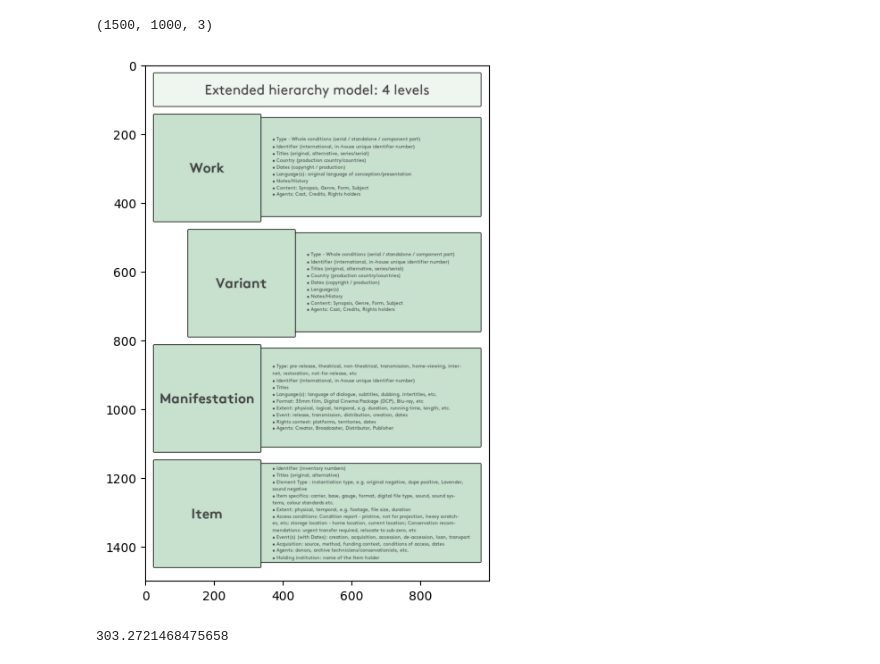
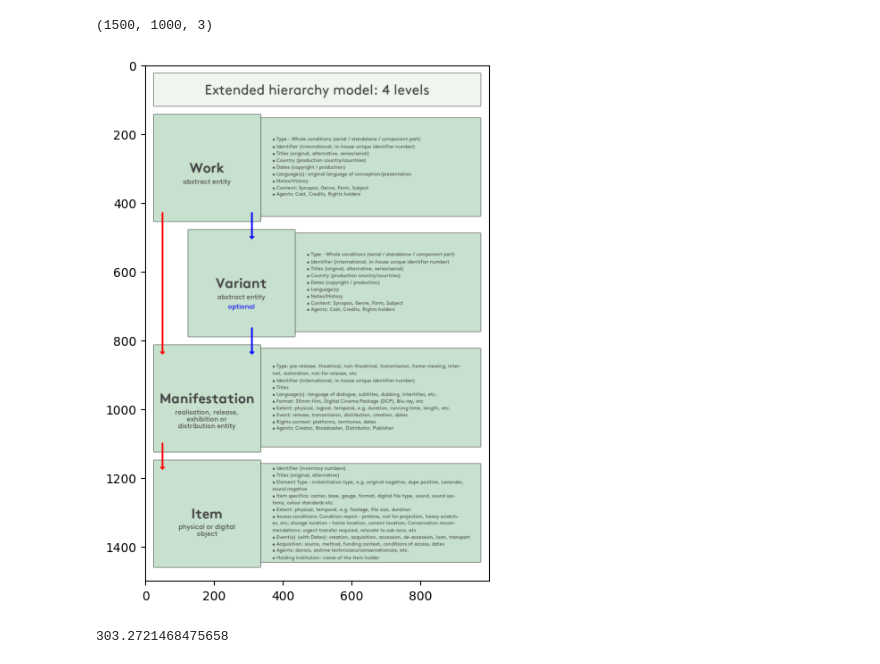
Before and after one commit to FIAF/fiaf-cataloguing-manual, a Jupyter notebook: src/diagrams/diagrams.ipynb, the cells around one changed output. Saved outputs shown, nothing was run; the diff lists cells and outputs as text; code cells hidden in the pictures.

Commit message:
added arrows

```diff
--- a/src/diagrams/diagrams.ipynb
+++ b/src/diagrams/diagrams.ipynb
@@ -23,15 +23,13 @@ def draw_rectangle(name, x, y, w, h, colour):
 
     ''' Define a rectangle shape. '''
 
-    cv2.rectangle(canvas, (x, y), (x+w, y+h), (0,0,0), 4)
+    cv2.rectangle(canvas, (x, y), (x+w, y+h), (0,0,0), 2)
     cv2.rectangle(canvas, (x, y), (x+w, y+h), colour, -1)
     elements[name] = {'x':x, 'y':y, 'w':w, 'h':h}
 
-def draw_text_by_anchor(anchor, text, text_weight, text_size, center, y_offset_iterate, x_offset_manual):
+def draw_text_by_anchor(anchor, text, text_weight, text_size, center, y_offset_iterate, x_offset_manual, colour):
 
     font_object = font(text_weight, text_size)
-
-
     anchor_coords = elements[anchor]
     center_x = anchor_coords['x']+(anchor_coords['w']/2)
     center_y = anchor_coords['y']+(anchor_coords['h']/2)
@@ -47,10 +45,7 @@ def draw_text_by_anchor(anchor, text, text_weight, text_size, center, y_offset_i
         text_bbox = font_object.getbbox(text)
         center_x = center_x-(text_bbox[2]/2)
 
-
-
-
-    draw.text((int(center_x), int(center_y)), text, font=font_object, fill="#444444")
+    draw.text((int(center_x), int(center_y)), text, font=font_object, fill=colour)
 
 def render_preview(path):
 
@@ -60,7 +55,7 @@ def render_preview(path):
     plt.imshow(skimage.img_as_float32(preview))
     plt.show()
 
-img_path = pathlib.Path.cwd() / 'test.png'
+img_path = pathlib.Path.cwd() / '0.2.1-A.png'
 
 canvas_w, canvas_h = 1000, 1500
 canvas = numpy.zeros((canvas_h, canvas_w, 3), numpy.uint8)
@@ -74,29 +69,29 @@ draw_rectangle('layer_2', 125, 490, 850, 285, (206, 225, 199))
 draw_rectangle('layer_3', 125, 825, 850, 285, (206, 225, 199))
 draw_rectangle('layer_4', 125, 1160, 850, 285, (206, 225, 199))
 
-# draw_rectangle('box_1_shadow', 25+5, 145+5, 300, 300, (0, 0, 0))
+draw_rectangle('box_1_shadow', 25+5, 145+5, 300, 300, (0, 0, 0))
 
 draw_rectangle('box_1', 25, 145, 310, 310, (206, 225, 199))
 draw_rectangle('box_2', 125, 480, 310, 310, (206, 225, 199))
 draw_rectangle('box_3', 25, 815, 310, 310, (206, 225, 199))
 draw_rectangle('box_4', 25, 1150, 310, 310, (206, 225, 199))
 
+# TODO and dotted line for blue.
 
-# cv2.dottedLine(canvas, (25,825), (25, 1160), (0,0,255), 2)
-
+cv2.line(canvas, (25+25,(145+310)-25), (25+25, 815+25), (0,0,255), 4)
+cv2.arrowedLine(canvas, (25+25,(480+310)-25), (25+25, 815+25), (0,0,255), 4)
+cv2.arrowedLine(canvas, (25+25,(815+310)-25), (25+25, 1150+25), (0,0,255), 4)
+cv2.arrowedLine(canvas, (310,(145+310)-25), (310, 480+25), (255,0,0), 4)
+cv2.arrowedLine(canvas, (310,(480+310)-25), (310, 815+25), (255,0,0), 4)
 
 cv2.imwrite(img_path, canvas)
 
 image_data = Image.open(img_path)
 draw = ImageDraw.Draw(image_data)
 
-
-
-draw_text_by_anchor('header', 'Extended hierarchy model: 4 levels', 'Regular', 40, True, 0, 0)
-
+draw_text_by_anchor('header', 'Extended hierarchy model: 4 levels', 'Regular', 40, True, 0, 0, "#444444")
 
 # mathematically calculate offsets.
-
 
 layer_1_text = ['• Type - Whole conditions (serial / standalone / component part)',
     '• Identifier (international, in-house unique identifier number)',
@@ -110,8 +105,7 @@ layer_1_text = ['• Type - Whole conditions (serial / standalone / component pa
 
 layer_1_text = [{'text':x, 'offset':i-((len(layer_1_text)-1)/2)} for i,x in enumerate(layer_1_text)]
 for x in layer_1_text:
-    draw_text_by_anchor('layer_1', x['text'], 'Regular', 14, False, x['offset'], -180)
-
+    draw_text_by_anchor('layer_1', x['text'], 'Regular', 14, False, x['offset'], -180, "#444444")
 
 layer_2_text = [
     '• Type - Whole conditions (serial / standalone / component part)',
@@ -127,64 +121,68 @@ layer_2_text = [
 
 layer_2_text = [{'text':x, 'offset':i-((len(layer_2_text)-1)/2)} for i,x in enumerate(layer_2_text)]
 for x in layer_2_text:
-    draw_text_by_anchor('layer_2', x['text'], 'Regular', 14, False, x['offset'], -80)
-
+    draw_text_by_anchor('layer_2', x['text'], 'Regular', 14, False, x['offset'], -80, "#444444")
 
 layer_3_text = [
     '• Type: pre-release, theatrical, non-theatrical, transmission, home-viewing, inter-',
     'net, restoration, not-for-release, etc',
     '• Identifier (international, in-house unique identifier number)',
     '• Titles',
     '• Language(s): language of dialogue, subtitles, dubbing, intertitles, etc.',
     '• Format: 35mm film, Digital Cinema Package (DCP), Blu-ray, etc',
     '• Extent: physical, logical, temporal, e.g. duration, running time, length, etc.',
     '• Event: release, transmission, distribution, creation, dates',
     '• Rights context: platforms, territories, dates',
     '• Agents: Creator, Broadcaster, Distributor, Publisher'
 ]
 
 layer_3_text = [{'text':x, 'offset':i-((len(layer_3_text)-1)/2)} for i,x in enumerate(layer_3_text)]
 for x in layer_3_text:
-    draw_text_by_anchor('layer_3', x['text'], 'Regular', 14, False, x['offset'], -180)
+    draw_text_by_anchor('layer_3', x['text'], 'Regular', 14, False, x['offset'], -180, "#444444")
 
 layer_4_text = [
-'• Identifier (inventory numbers)',
-'• Titles (original, alternative)',
-'• Element Type : instantiation type, e.g. original negative, dupe positive, Lavender,',
-'sound negative',
-'• Item specifics: carrier, base, gauge, format, digital file type, sound, sound sys-',
-'tems, colour standards etc.',
-'• Extent: physical, temporal, e.g. footage, file size, duration',
-'• Access conditions: Condition report - pristine, not for projection, heavy scratch-',
-'es, etc; storage location - home location, current location; Conservation recom-',
-'mendations: urgent transfer required, relocate to sub-zero, etc',
-'• Event(s) (with Dates): creation, acquisition, accession, de-accession, loan, transport',
-'• Acquisition: source, method, funding context, conditions of access, dates',
-'• Agents: donors, archive technicians/conservationists, etc.',
-'• Holding institution: name of the Item holder'
+    '• Identifier (inventory numbers)',
+    '• Titles (original, alternative)',
+    '• Element Type : instantiation type, e.g. original negative, dupe positive, Lavender,',
+    'sound negative',
+    '• Item specifics: carrier, base, gauge, format, digital file type, sound, sound sys-',
+    'tems, colour standards etc.',
+    '• Extent: physical, temporal, e.g. footage, file size, duration',
+    '• Access conditions: Condition report - pristine, not for projection, heavy scratch-',
+    'es, etc; storage location - home location, current location; Conservation recom-',
+    'mendations: urgent transfer required, relocate to sub-zero, etc',
+    '• Event(s) (with Dates): creation, acquisition, accession, de-accession, loan, transport',
+    '• Acquisition: source, method, funding context, conditions of access, dates',
+    '• Agents: donors, archive technicians/conservationists, etc.',
+    '• Holding institution: name of the Item holder'
 ]
 
 layer_4_text = [{'text':x, 'offset':i-((len(layer_4_text)-1)/2)} for i,x in enumerate(layer_4_text)]
 for x in layer_4_text:
-    draw_text_by_anchor('layer_4', x['text'], 'Regular', 14, False, x['offset'], -180)
+    draw_text_by_anchor('layer_4', x['text'], 'Regular', 14, False, x['offset'], -180, "#444444")
 
+draw_text_by_anchor('box_1', 'Work', 'Bold', 40, True, 0, 0, "#444444")
+draw_text_by_anchor('box_1', 'abstract entity', 'Regular', 20, True, 2, 0, "#444444")
 
-draw_text_by_anchor('box_1', 'Work', 'Bold', 40, True, 0, 0)
-draw_text_by_anchor('box_2', 'Variant', 'Bold', 40, True, 0, 0)
-draw_text_by_anchor('box_3', 'Manifestation', 'Bold', 40, True, 0, 0)
-draw_text_by_anchor('box_4', 'Item', 'Bold', 40, True, 0, 0)
+draw_text_by_anchor('box_2', 'Variant', 'Bold', 40, True, 0, 0, "#444444")
+draw_text_by_anchor('box_2', 'abstract entity', 'Regular', 20, True, 2, 0, "#444444")
+draw_text_by_anchor('box_2', 'optional', 'Regular', 20, True, 3.5, 0, "blue")
 
+draw_text_by_anchor('box_3', 'Manifestation', 'Bold', 40, True, 0, 0, "#444444")
+draw_text_by_anchor('box_3', 'realisation, release,', 'Regular', 20, True, 2, 0, "#444444")
+draw_text_by_anchor('box_3', 'exhibition or', 'Regular', 20, True, 3, 0, "#444444")
+draw_text_by_anchor('box_3', 'distribution entity', 'Regular', 20, True, 4, 0, "#444444")
 
+draw_text_by_anchor('box_4', 'Item', 'Bold', 40, True, 0, 0, "#444444")
+draw_text_by_anchor('box_4', 'physical or digital', 'Regular', 20, True, 2, 0, "#444444")
+draw_text_by_anchor('box_4', 'object', 'Regular', 20, True, 3, 0, "#444444")
 
 image_data.save(img_path)
 
-
-
-
 render_preview(img_path)
 # %% [output]
 (1500, 1000, 3)
-[figure, old version]
+[figure, new version]
 # %%
 (950/1253)*400
 # %% [output]
```
Also changed, not shown: 2 other files.
